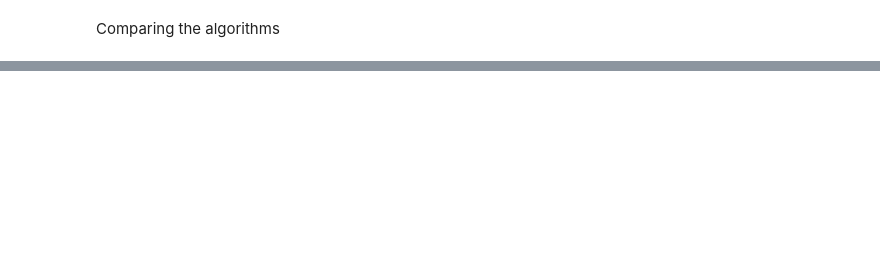
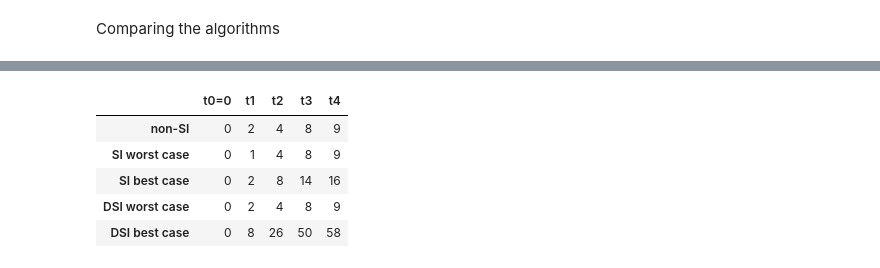
Before and after one commit to keyboardAnt/distributed-speculative-inference, a Jupyter notebook: docs/illustration.ipynb, the cells around one changed output, grey strips where cells are left out. Cells and saved outputs as stored; diff of their text form; code cells hidden in the pictures; blank space fills up the shorter version.

Commit message:
add a table

```diff
--- a/docs/illustration.ipynb
+++ b/docs/illustration.ipynb
@@ -180,0 +192,20 @@ plot_graph()
+# %%
+import pandas as pd
+
+index = ["non-SI", "SI worst case", "SI best case", "DSI worst case", "DSI best case"]
+data = {
+    "t0=0": [0, 0, 0, 0, 0],
+    "t1": [2, 1, 2, 2, 8],
+    "t2": [4, 4, 8, 4, 26],
+    "t3": [8, 8, 14, 8, 50],
+    "t4": [9, 9, 16, 9, 58],
+}
+df = pd.DataFrame(data, index=index)
+df
+# %% [output]
+|  | t0=0 | t1 | t2 | t3 | t4 |
+| non-SI | 0 | 2 | 4 | 8 | 9 |
+| SI worst case | 0 | 1 | 4 | 8 | 9 |
+| SI best case | 0 | 2 | 8 | 14 | 16 |
+| DSI worst case | 0 | 2 | 4 | 8 | 9 |
+| DSI best case | 0 | 8 | 26 | 50 | 58 |
```
Also changed, not shown: parts of 1 cell of this notebook.
